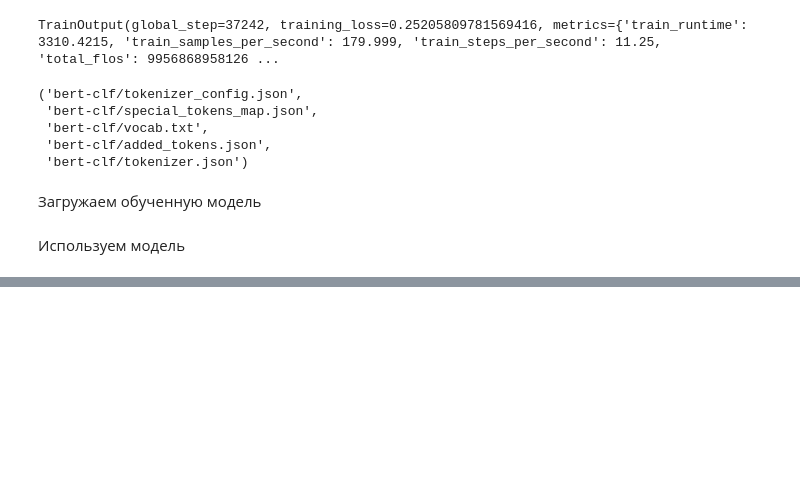
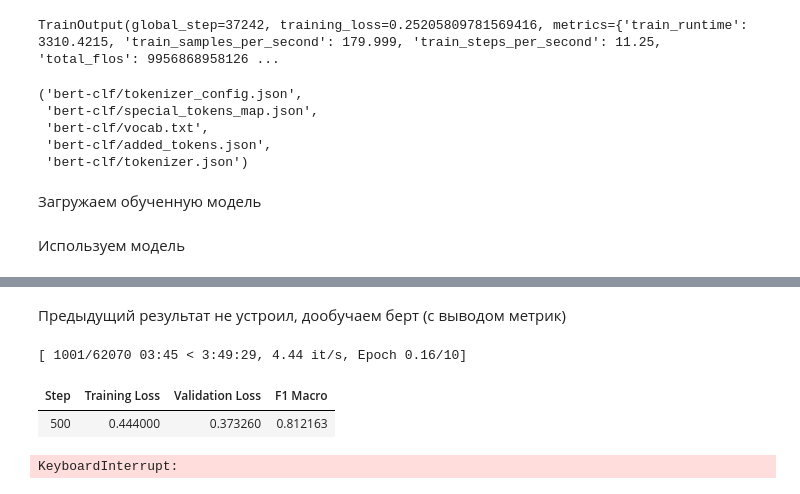
Before and after one commit to toxic-comments/toxic-comments, a Jupyter notebook: dl_models/sokolov/notebook4c7eec2ca7.ipynb, the cells around one changed output, grey strips where cells are left out. Cells and saved outputs as stored; diff of their text form; code cells hidden in the pictures; blank space fills up the shorter version.

Commit message:
zero-trained bert

```diff
--- a/dl_models/sokolov/notebook4c7eec2ca7.ipynb
+++ b/dl_models/sokolov/notebook4c7eec2ca7.ipynb
@@ -316,0 +315,2 @@ print_multiclass_metrics(y, y_pred)
+# %% [markdown]
+Предыдущий результат не устроил, дообучаем берт (с выводом метрик)
@@ -316,0 +339,31 @@ print_multiclass_metrics(y, y_pred)
+# %%
+training_args = TrainingArguments(
+    output_dir="./bert_output2",
+    overwrite_output_dir=True,
+    num_train_epochs=10,
+    per_device_train_batch_size=32,
+    per_device_eval_batch_size=32,
+    learning_rate=5e-5,
+    eval_strategy="steps",
+    eval_steps=500,
+    logging_steps=100,
+    save_steps=1000,
+    load_best_model_at_end=True,
+    metric_for_best_model="f1_macro",
+    report_to="none"
+)
+
+trainer = WeightedTrainer(
+    model=model,
+    args=training_args,
+    train_dataset=train_dataset,
+    eval_dataset=val_dataset,
+    compute_metrics=compute_metrics,
+)
+
+trainer.train()
+# %% [output]
+[ 1001/62070 03:45 < 3:49:29, 4.44 it/s, Epoch 0.16/10]
+| Step | Training Loss | Validation Loss | F1 Macro |
+| 500 | 0.444000 | 0.373260 | 0.812163 |
+KeyboardInterrupt:
```
Also changed, not shown: parts of 22 cells of this notebook, 6 other files.
